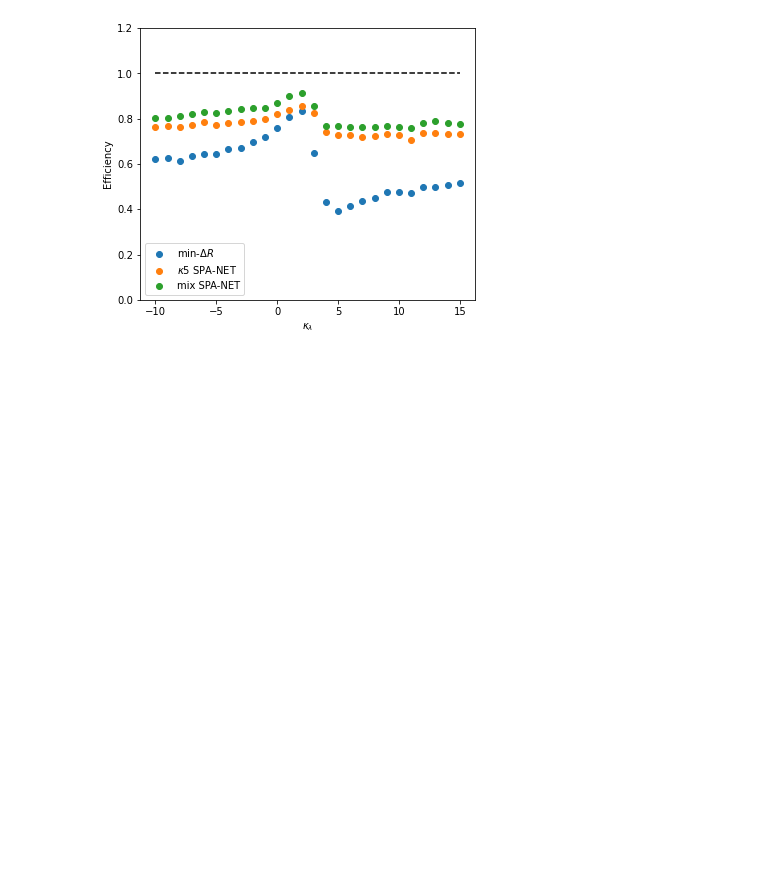
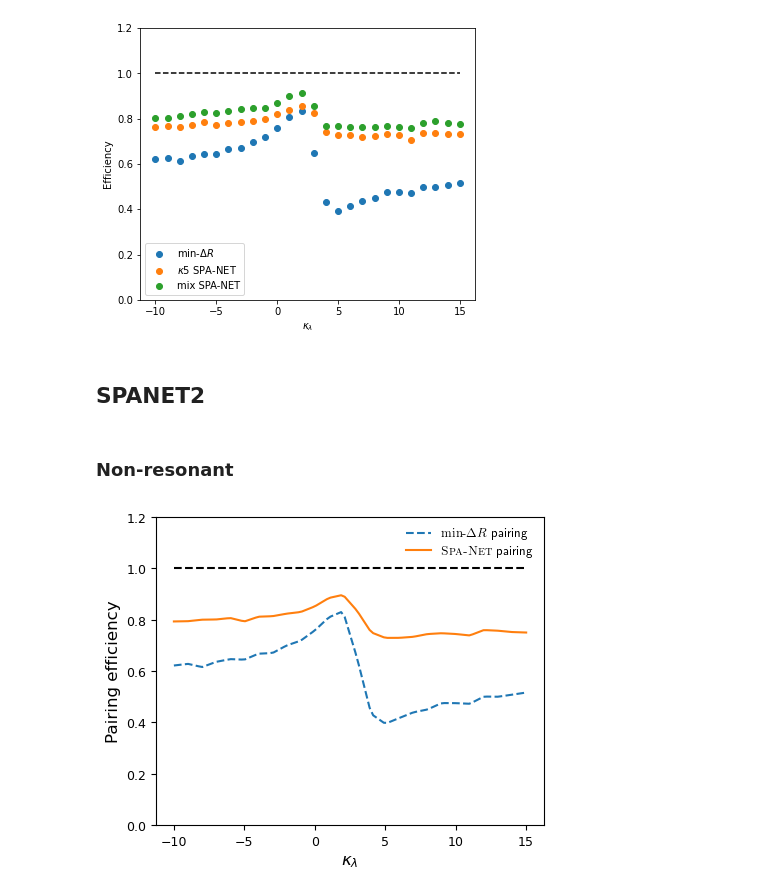
Before and after one commit to r10222035/3-4-Higgs-Collider-Study, a Jupyter notebook: Analysis/Pairing_performance.ipynb, the cells around one changed output. Cells and saved outputs as stored; diff of their text form; code cells hidden in the pictures; blank space fills up the shorter version.

Commit message:
Code: Plot pairing efficiency for resonant and non-resonant analysis

```diff
--- a/Analysis/Pairing_performance.ipynb
+++ b/Analysis/Pairing_performance.ipynb
@@ -718,0 +852,20 @@ for i in range(6,32,1):
+# %%
+# Scan kappa
+kappas, min_dR_pairings,  mix_cls_SPANET_pairings = [], [], []
+sample_dir = '/home/r10222035/CPVDM/Di-Higgs-SM/pphh/Events/'
+for i in range(6,32,1):
+    print(i)
+    info = get_info(os.path.join(sample_dir, f'run_{i:02}'))
+    kappas.append(info[0])
+
+    # min-dR
+    pairing_method = 'min-dR'
+    file_path = os.path.join(sample_dir, f'run_{i:02}_decayed_1/DiHiggs_4b_PT40_SPANET2_with_pairing.h5')
+    results = diHiggs_pairing_performance_new(file_path, pairing_method)
+    min_dR_pairings.append(results)
+
+    # Mixing kappa classification SPANet2
+    truth_file = os.path.join(sample_dir, f'run_{i:02}_decayed_1/DiHiggs_4b_PT40_SPANET2_with_pairing.h5')
+    predict_file = os.path.join(sample_dir, f'run_{i:02}_decayed_1/DiHiggs_4b_PT40_SPANET2_with_pairing-mix-class-predict.h5')
+    results = diHiggs_pairing_performance_SPANET2(truth_file, predict_file)
+    mix_cls_SPANET_pairings.append(results)
@@ -780,3 +1017,38 @@ plt.savefig('figures/pairing_efficiency_kappa-mix.png', facecolor='White',dpi=30
 plt.show()
 # %% [output]
 [figure]
+# %% [markdown]
+## SPANET2
+# %% [markdown]
+### Non-resonant
+# %%
+min_dR_eff = get_pairing_efficiency(min_dR_pairings)['total']
+SPANET_eff = get_pairing_efficiency(mix_cls_SPANET_pairings)['total']
+
+x, y1 = get_interpolate(kappas, min_dR_eff)
+x, y2 = get_interpolate(kappas, SPANET_eff)
+
+fig, ax = plt.subplots(1,1, figsize=(5,4))
+ax.plot(x, np.ones_like(x), 'k--')
+
+ax.plot(x, y1, linestyle='--', label='$\\mathrm{min}$-$\\Delta R$ pairing')
+ax.plot(x, y2, linestyle='-', label='$\\textsc{Spa-Net}$ pairing')
+
+
+ax.set_ylim(0,1.2)
+ax.set_xlabel('$\kappa_\lambda$', fontsize=12)
+ax.set_ylabel('Pairing efficiency', fontsize=12)
+# 設定刻度標籤的字體大小
+ax.tick_params(axis='both', which='major', labelsize=9)
+ax.set_title('')
+
+plt.rcParams['text.usetex'] = True
+plt.rcParams['font.family'] = 'sans-serif'
+ax.legend(frameon=False, fontsize=9)
+plt.rcParams['text.usetex'] = False
+
+plt.savefig('figures/pairing_efficiency_kappa-mindR-SPANet.pdf', facecolor='White',dpi=300, bbox_inches='tight')
+
+plt.show()
+# %% [output]
+[figure, added]
```
Also changed, not shown: parts of 19 cells of this notebook, 2 other files.
